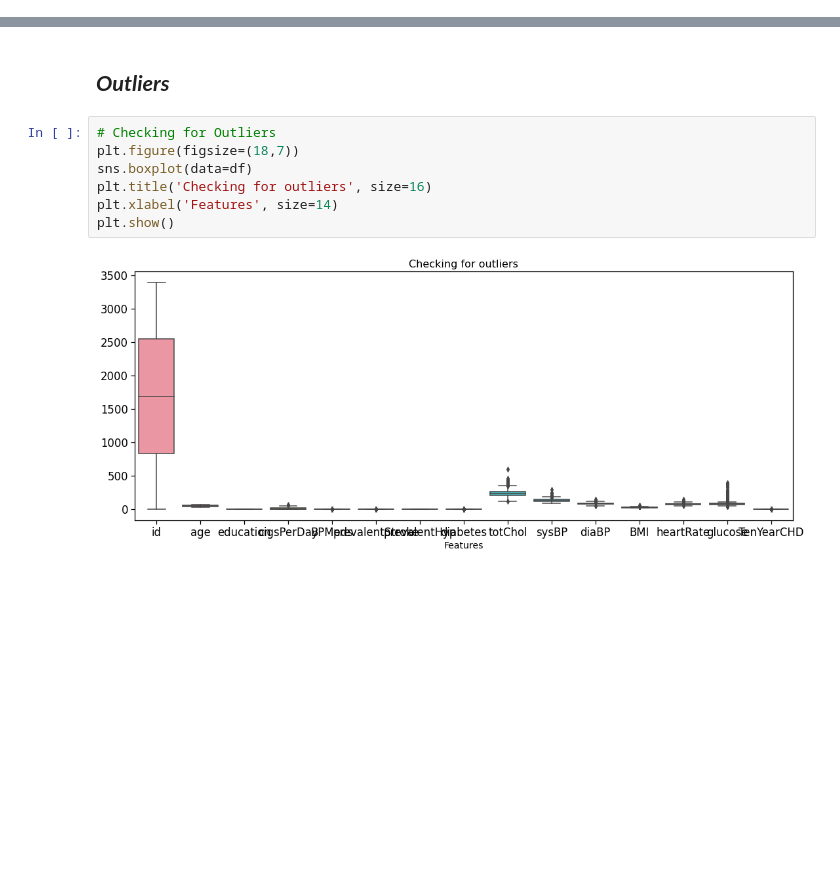
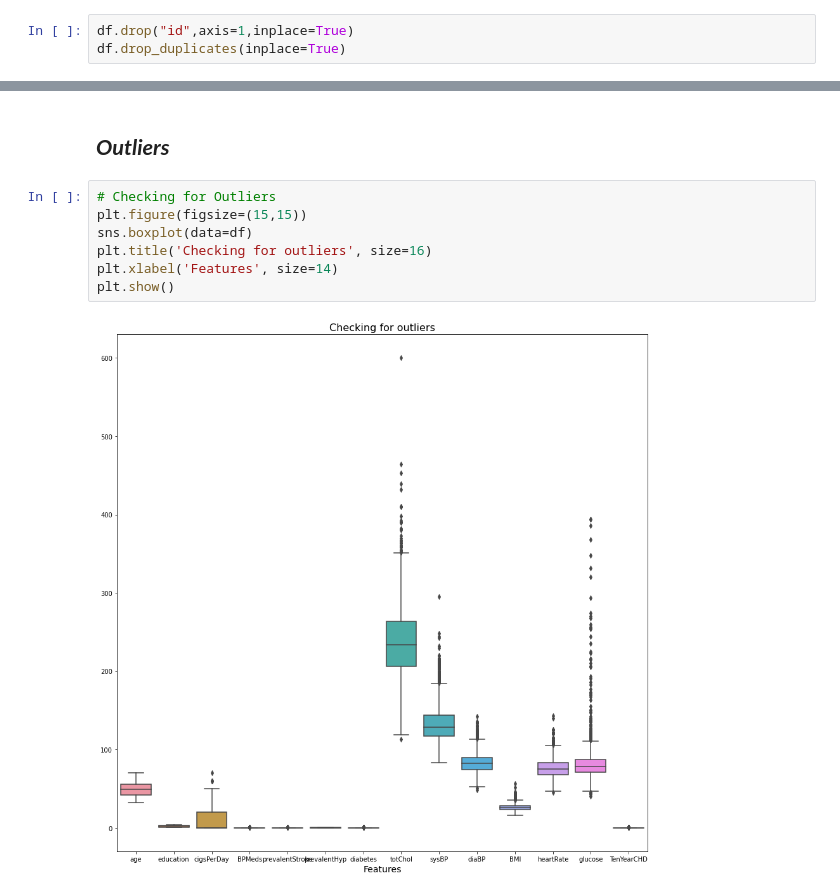
Before and after one commit to Sara19598/Cardiovascular-Risk-Prediction-ML-Classification, a Jupyter notebook: Cardiovascular_Risk_Prediction_Poonam.ipynb, the cells around one changed output, grey strips where cells are left out. Saved outputs shown, nothing was run; the diff lists cells and outputs as text; blank space fills up the shorter version.

```diff
--- a/Cardiovascular_Risk_Prediction_Poonam.ipynb
+++ b/Cardiovascular_Risk_Prediction_Poonam.ipynb
@@ -179,5 +179,8 @@ df.describe()
 # %% [markdown]
 # ***Data Cleaning***
+# %%
+df.drop("id",axis=1,inplace=True)
+df.drop_duplicates(inplace=True)
 # %%
 #Checking of Missing value
 df.isnull().sum()
@@ -317,10 +318,10 @@ array([[<matplotlib.axes._subplots.AxesSubplot object at 0x...>]],
 ## ***Outliers***
 # %%
 # Checking for Outliers
-plt.figure(figsize=(18,7))
+plt.figure(figsize=(15,15))
 sns.boxplot(data=df)
 plt.title('Checking for outliers', size=16)
 plt.xlabel('Features', size=14)
 plt.show()
 # %% [output]
-[figure, old version]
+[figure, new version]
```
Also changed, not shown: parts of 39 cells of this notebook.
